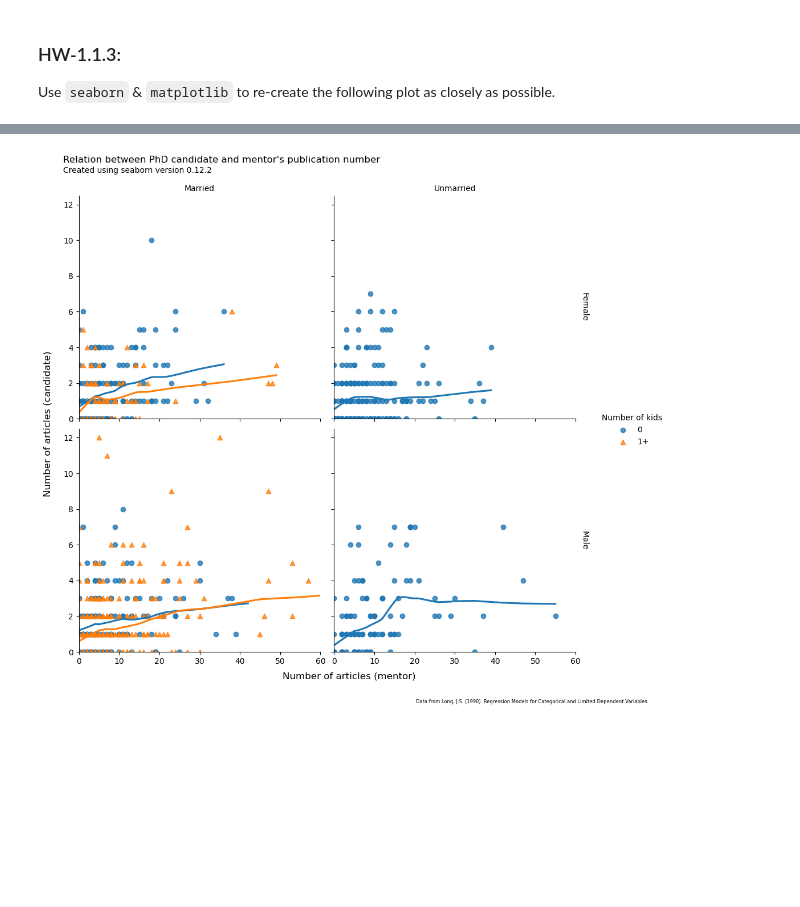
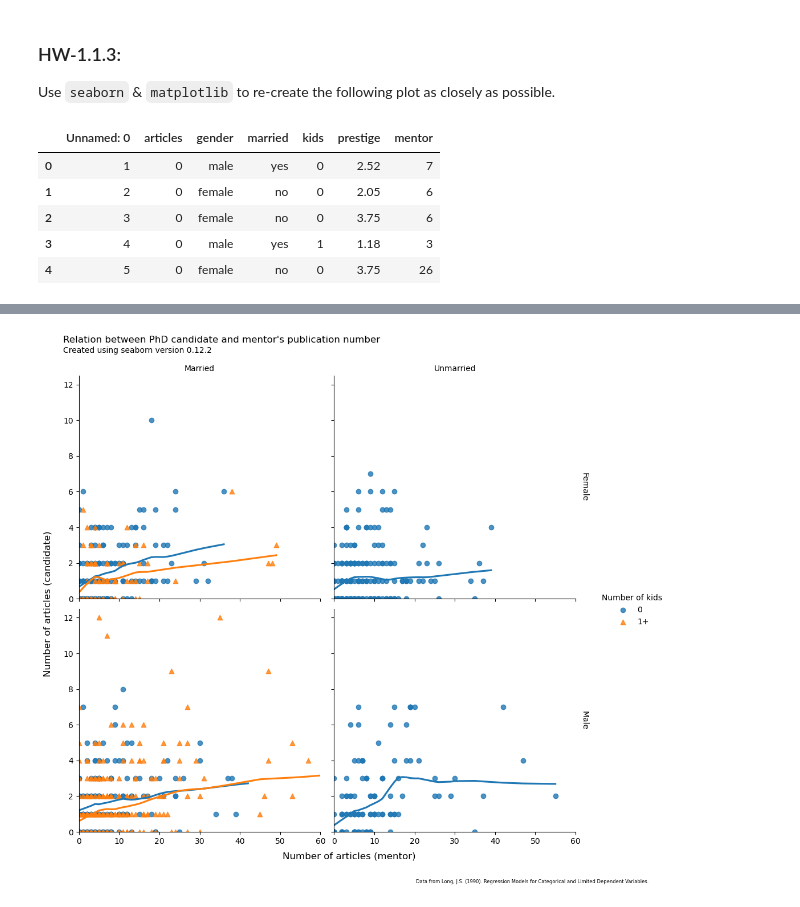
Before and after one commit to 5cminsuhlim/ANLY503, a Jupyter notebook: hws/hw1/hw-1.1.ipynb, the cells around one changed output, grey strips where cells are left out. Cells and saved outputs as stored; diff of their text form; code cells hidden in the pictures; blank space fills up the shorter version.

```diff
--- a/hws/hw1/hw-1.1.ipynb
+++ b/hws/hw1/hw-1.1.ipynb
@@ -53,3 +104,12 @@ PhDPublications = pd.read_csv(
 )
 # %%
 # INSERT CODE HERE TO GET THE DATA INTO A FORMAT SUITABLE TO RE-CREATE THE VISUALIZATIONS
+df = PhDPublications
+df.head()
+# %% [output]
+|  | Unnamed: 0 | articles | gender | married | kids | prestige | mentor |
+| 0 | 1 | 0 | male | yes | 0 | 2.52 | 7 |
+| 1 | 2 | 0 | female | no | 0 | 2.05 | 6 |
+| 2 | 3 | 0 | female | no | 0 | 3.75 | 6 |
+| 3 | 4 | 0 | male | yes | 1 | 1.18 | 3 |
+| 4 | 5 | 0 | female | no | 0 | 3.75 | 26 |
```
Also changed, not shown: parts of 6 cells of this notebook.
